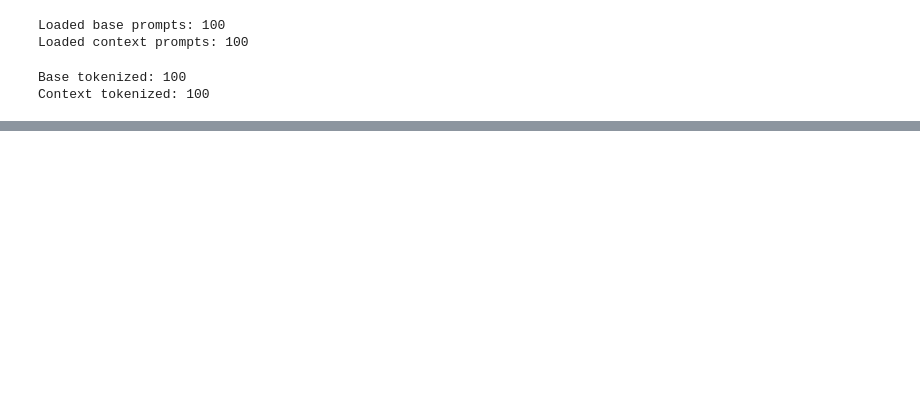
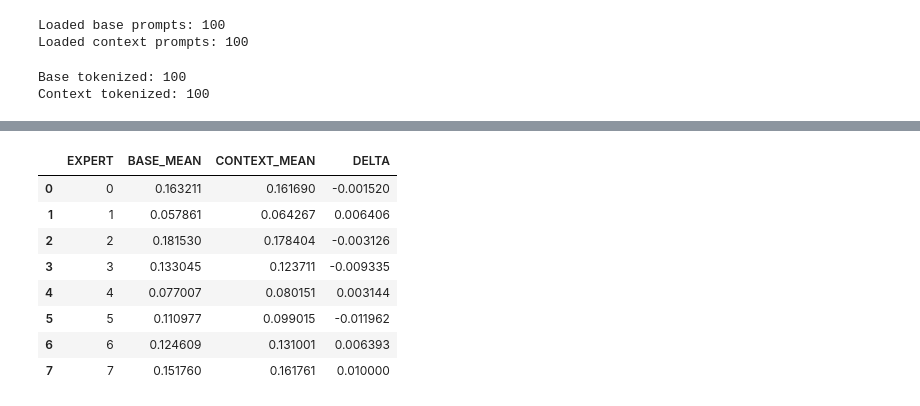
Before and after one commit to Johnwchampion/Individual-Project-25-26, a Jupyter notebook: stage1/src/switch_demo.ipynb, the cells around one changed output, grey strips where cells are left out. Saved outputs shown, nothing was run; the diff lists cells and outputs as text; code cells hidden in the pictures; blank space fills up the shorter version.

```diff
--- a/stage1/src/switch_demo.ipynb
+++ b/stage1/src/switch_demo.ipynb
@@ -380,3 +382,84 @@ num tokens: 240
 input_ids: [148, 398, 1525, 8, 822, 338, 20728, 8, 251, 937, 16, 8, 2625, 666, 5, 156, 8, 1525, 1178, 36, 4187, 45, 8, 2625, 6, 3531, 28, 96, 10358, 1525]
 attention_mask: [1, 1, 1, 1, 1, 1, 1, 1, 1, 1, 1, 1, 1, 1, 1, 1, 1, 1, 1, 1, 1, 1, 1, 1, 1, 1, 1, 1, 1, 1]
 tokens: ['▁You', '▁must', '▁answer', '▁the', '▁question', '▁using', '▁ONLY', '▁the', '▁information', '▁provided', '▁in', '▁the', '▁context', '▁below', '.', '▁If', '▁the', '▁answer', '▁cannot', '▁be',  ...
+# %%
+import torch
+import torch.nn.functional as F
+import pandas as pd
+
+def get_router_logits_for_prompt(prompt):
+    encoding = tokenizer(prompt, return_tensors="pt", add_special_tokens=False)
+    input_ids = encoding["input_ids"].to(model.device)
+    attention_mask = encoding["attention_mask"].to(model.device)
+
+    classifier_outputs = []
+
+    def hook(module, module_inputs, module_outputs):
+        if isinstance(module_outputs, tuple):
+            module_outputs = module_outputs[0]
+        classifier_outputs.append(module_outputs)
+
+    handle = router_classifier.register_forward_hook(hook)
+    with torch.no_grad(), torch.autocast(model.device.type, dtype=model.dtype):
+        _ = model.encoder(input_ids=input_ids, attention_mask=attention_mask)
+    handle.remove()
+
+    return classifier_outputs[0].float().cpu(), input_ids[0].cpu().tolist()
+
+
+def find_subsequence(haystack, needle):
+    if not needle or len(needle) > len(haystack):
+        return None
+    for start in range(0, len(haystack) - len(needle) + 1):
+        if haystack[start:start + len(needle)] == needle:
+            return start
+    return None
+
+
+def question_logits_from_context(context_prompt, question_text):
+    logits, full_ids = get_router_logits_for_prompt(context_prompt)
+    question_ids = tokenizer(question_text, return_tensors="pt", add_special_tokens=False)["input_ids"][0].tolist()
+    start = find_subsequence(full_ids, question_ids)
+    if start is None:
+        return None
+    end = start + len(question_ids)
+    return logits[start:end], question_ids
+
+
+def mean_routing_distribution_for_questions(base_questions, context_prompts, context_questions):
+    total_base_probs = None
+    total_context_probs = None
+    total_base_tokens = 0
+    total_context_tokens = 0
+
+    for base_q, context_prompt, context_q in zip(base_questions, context_prompts, context_questions):
+        base_logits, _ = get_router_logits_for_prompt(base_q)
+        base_probs = F.softmax(base_logits, dim=-1)
+        total_base_probs = base_probs.sum(dim=0) if total_base_probs is None else total_base_probs + base_probs.sum(dim=0)
+        total_base_tokens += base_probs.shape[0]
+
+        context_result = question_logits_from_context(context_prompt, context_q)
+        if context_result is None:
+            continue
+        context_logits, _ = context_result
+        context_probs = F.softmax(context_logits, dim=-1)
+        total_context_probs = context_probs.sum(dim=0) if total_context_probs is None else total_context_probs + context_probs.sum(dim=0)
+        total_context_tokens += context_probs.shape[0]
+
+    base_mean = total_base_probs / total_base_tokens
+    context_mean = total_context_probs / total_context_tokens
+    return base_mean, context_mean
+
+
+base_mean, context_mean = mean_routing_distribution_for_questions(
+    base_prompts, context_prompts, context_questions
+ )
+
+df_mean = pd.DataFrame({
+    "EXPERT": list(range(base_mean.numel())),
+    "BASE_MEAN": base_mean.numpy(),
+    "CONTEXT_MEAN": context_mean.numpy(),
+})
+df_mean["DELTA"] = df_mean["CONTEXT_MEAN"] - df_mean["BASE_MEAN"]
+df_mean
+# %% [output]
@@ -382,0 +467,9 @@ tokens: ['▁You', '▁must', '▁answer', '▁the', '▁question', '▁using',
+|  | EXPERT | BASE_MEAN | CONTEXT_MEAN | DELTA |
+| 0 | 0 | 0.163211 | 0.161690 | -0.001520 |
+| 1 | 1 | 0.057861 | 0.064267 | 0.006406 |
+| 2 | 2 | 0.181530 | 0.178404 | -0.003126 |
+| 3 | 3 | 0.133045 | 0.123711 | -0.009335 |
+| 4 | 4 | 0.077007 | 0.080151 | 0.003144 |
+| 5 | 5 | 0.110977 | 0.099015 | -0.011962 |
+| 6 | 6 | 0.124609 | 0.131001 | 0.006393 |
+| 7 | 7 | 0.151760 | 0.161761 | 0.010000 |
```
Also changed, not shown: parts of 15 cells of this notebook, 3 other files.
